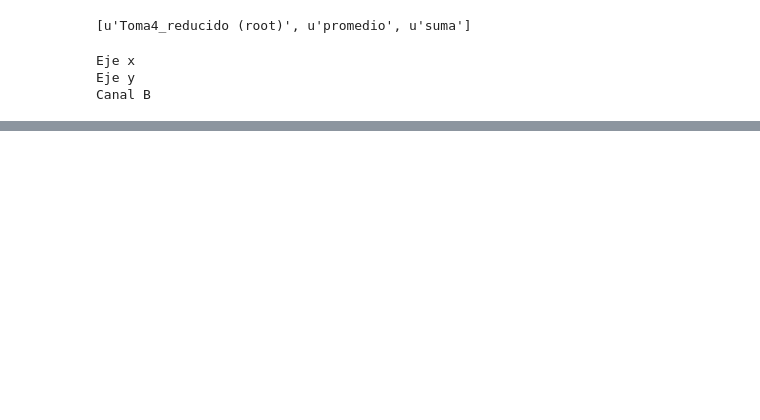
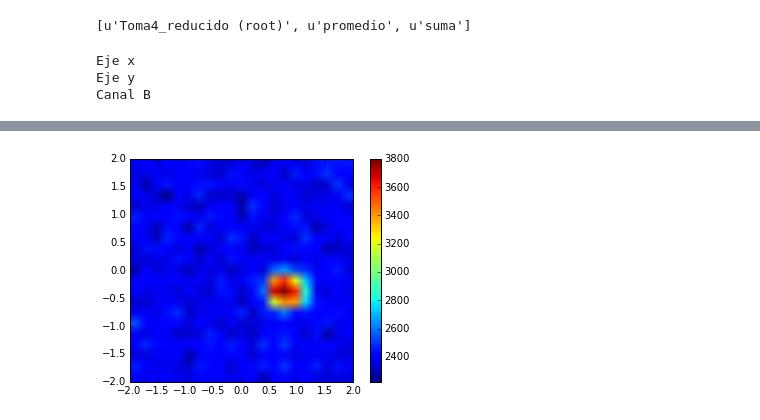
Before and after one commit to juannnesss/Tesis, a Jupyter notebook: Python/xlrd.ipynb, the cells around one changed output, grey strips where cells are left out. Drawn from its saved outputs; the diff is of its cells as text; code cells hidden in the pictures; blank space fills up the shorter version.

```diff
--- a/Python/xlrd.ipynb
+++ b/Python/xlrd.ipynb
@@ -32,0 +59,10 @@ Canal B
+# %%
+xi,yi=np.meshgrid(xi,yi)
+zi=griddata(x,y,z,xi,yi)
+#zi = scipy.interpolate.griddata((x, y), z, (xi, yi), method='linear')
+plt.imshow(zi,vmin=z.min(),vmax=z.max(), origin='lower',
+           extent=[x.min(), x.max(), y.min(), y.max()])
+plt.colorbar()
+plt.show()
+# %% [output]
+[figure, added]
```
Also changed, not shown: parts of 3 cells of this notebook.
